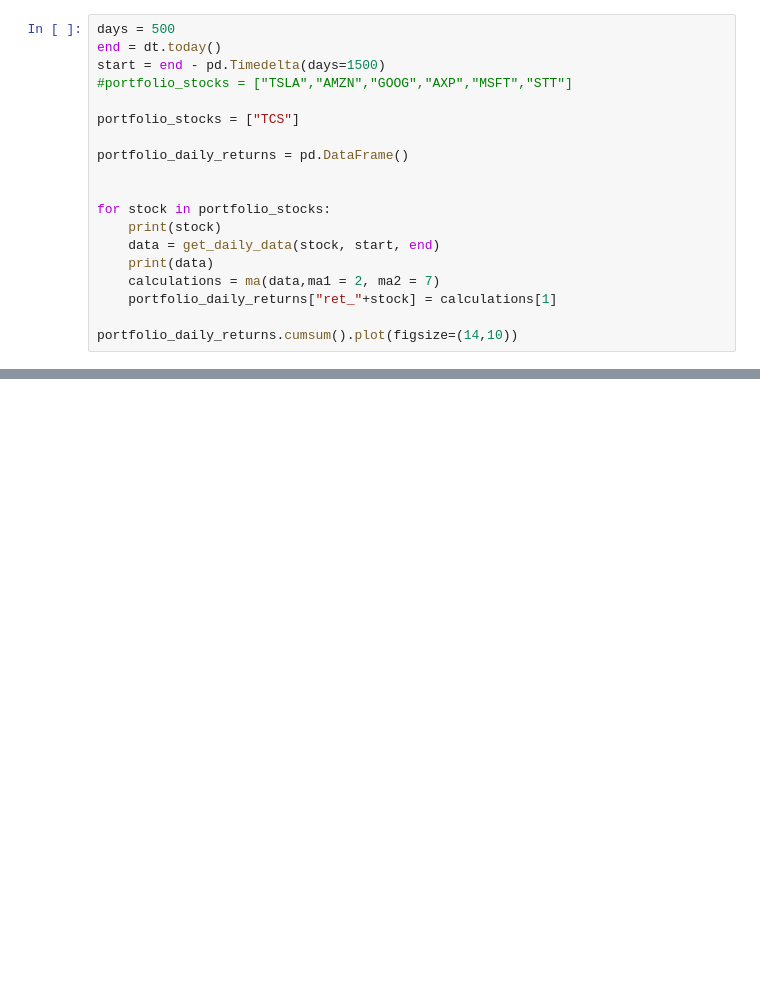
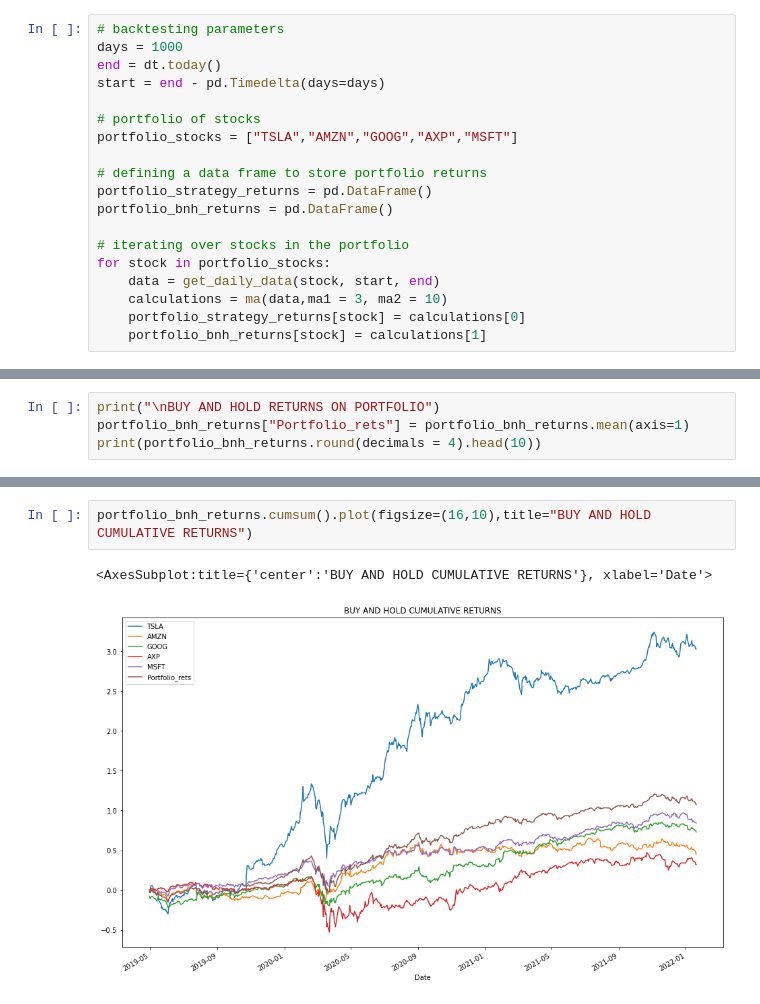
Before and after one commit to karthikramx/Algorithmic-Trading-Backtesting-Portfolio-of-Stocks-Python, a Jupyter notebook: Backtesting Portfolio of Stocks in Python.ipynb, the cells around one changed output, grey strips where cells are left out. Saved outputs shown, nothing was run; the diff lists cells and outputs as text; blank space fills up the shorter version.

```diff
--- a/Backtesting Portfolio of Stocks in Python.ipynb
+++ b/Backtesting Portfolio of Stocks in Python.ipynb
@@ -73,20 +77,20 @@ def ma(data,ma1,ma2,optimize=False):
 # %%
-days = 500
+# backtesting parameters
+days = 1000
 end = dt.today()
-start = end - pd.Timedelta(days=1500)
-#portfolio_stocks = ["TSLA","AMZN","GOOG","AXP","MSFT","STT"]
+start = end - pd.Timedelta(days=days)
 
-portfolio_stocks = ["TCS"]
+# portfolio of stocks
+portfolio_stocks = ["TSLA","AMZN","GOOG","AXP","MSFT"]
 
-portfolio_daily_returns = pd.DataFrame()
+# defining a data frame to store portfolio returns
+portfolio_strategy_returns = pd.DataFrame()
+portfolio_bnh_returns = pd.DataFrame()
 
-
+# iterating over stocks in the portfolio
 for stock in portfolio_stocks:
-    print(stock)
     data = get_daily_data(stock, start, end)
-    print(data)
-    calculations = ma(data,ma1 = 2, ma2 = 7)
-    portfolio_daily_returns["ret_"+stock] = calculations[1]
-
-portfolio_daily_returns.cumsum().plot(figsize=(14,10))
+    calculations = ma(data,ma1 = 3, ma2 = 10)
+    portfolio_strategy_returns[stock] = calculations[0]
+    portfolio_bnh_returns[stock] = calculations[1]
 # %% [output]
@@ -140,0 +102,4 @@ data
+# %%
+print("\nBUY AND HOLD RETURNS ON PORTFOLIO")
+portfolio_bnh_returns["Portfolio_rets"] = portfolio_bnh_returns.mean(axis=1)
+print(portfolio_bnh_returns.round(decimals = 4).head(10))
@@ -140,0 +154,5 @@ data
+# %%
+portfolio_bnh_returns.cumsum().plot(figsize=(16,10),title="BUY AND HOLD CUMULATIVE RETURNS")
+# %% [output]
+<AxesSubplot:title={'center':'BUY AND HOLD CUMULATIVE RETURNS'}, xlabel='Date'>
+[figure, added]
```
Also changed, not shown: parts of 20 cells of this notebook.
